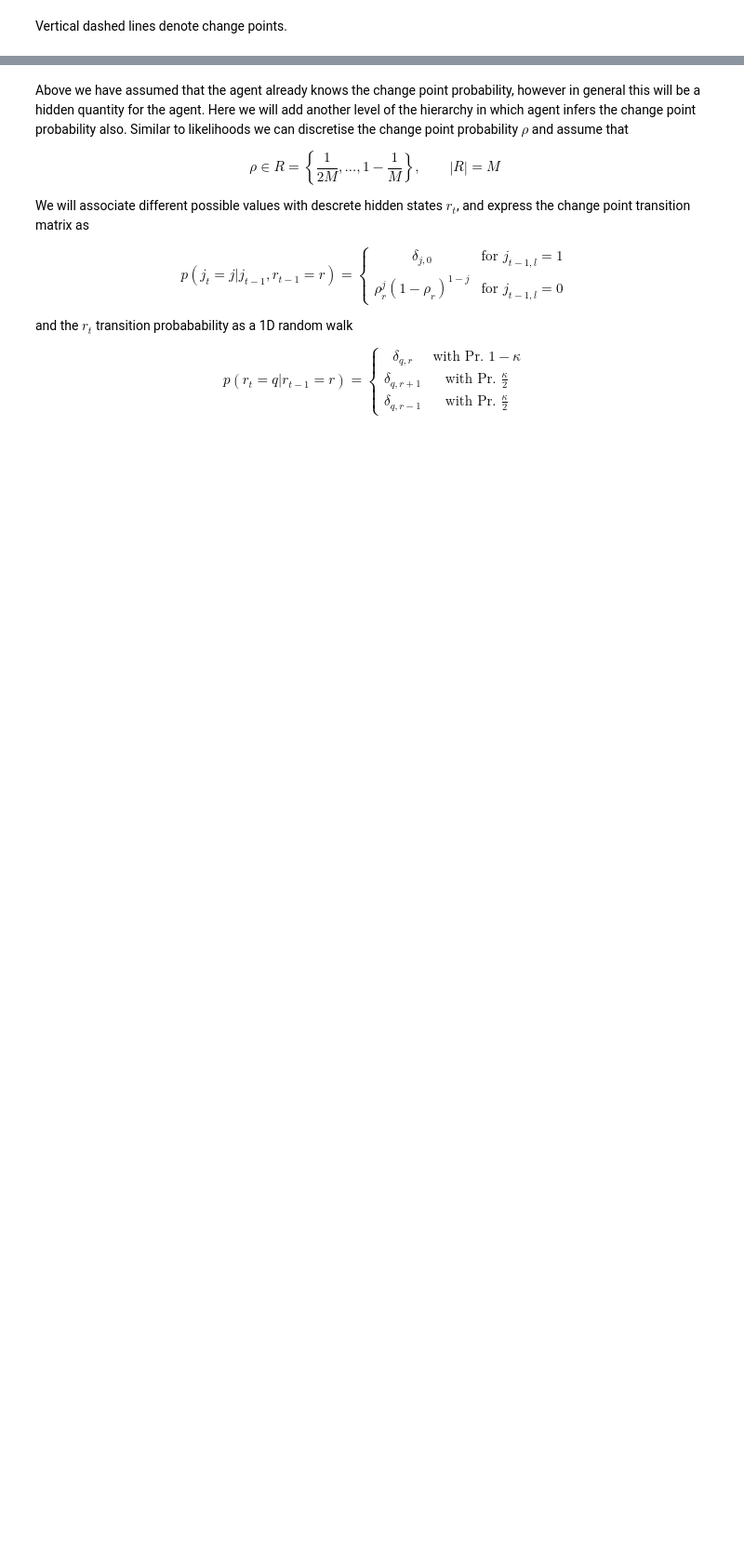
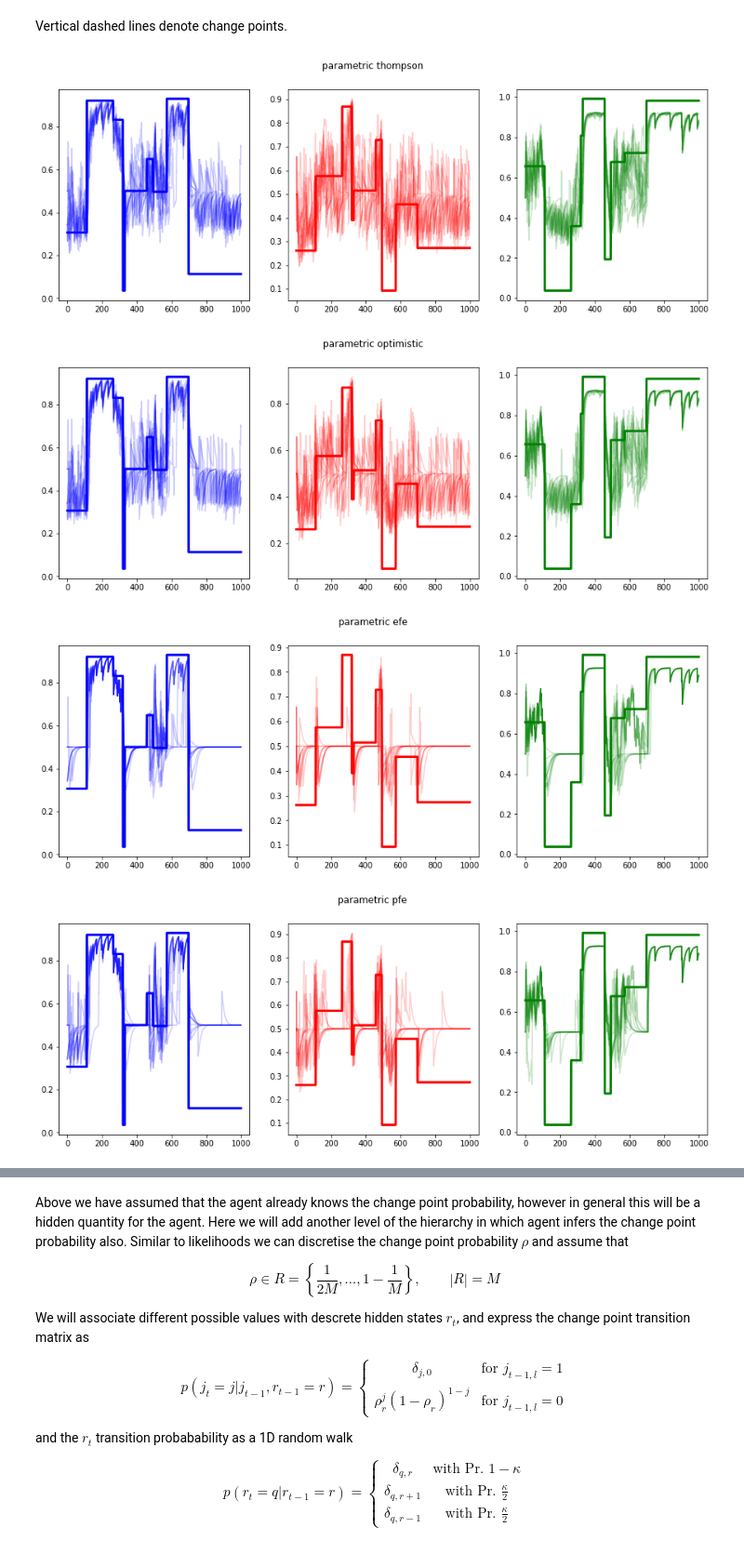
Before and after one commit to dimarkov/aibandits, a Jupyter notebook: piecewise_stationary_bandits_comparison.ipynb, the cells around one changed output, grey strips where cells are left out. Shown at 93% size. Cells and saved outputs as stored; diff of their text form; code cells hidden in the pictures; blank space fills up the shorter version.

```diff
--- a/piecewise_stationary_bandits_comparison.ipynb
+++ b/piecewise_stationary_bandits_comparison.ipynb
@@ -291,0 +434,37 @@ Vertical dashed lines denote change points.
+# %%
+N = 10
+T = 1000
+
+sequence_parametric = []
+labels_parametric = ['parametric thompson', 'parametric optimistic', 'parametric efe', 'parametric pfe', \
+                 'parametric argmax', 'parametric vfe']
+
+for selection in [parametric_thompson,
+                  parametric_optimistic,
+                  parametric_efe,
+                  parametric_pfe,
+                  parametric_argmax,
+                  parametric_vfe]:
+
+    sequence_parametric.append(simulator(process, learning, selection, N=N, T=T))
+    gc.collect();
+# %%
+# plot beliefs which were inferred using parametric learning
+for i,s in enumerate(sequence_parametric):
+    fig, axes = plt.subplots(1, 3, figsize=(15, 5))
+
+    post = s['beliefs']
+    post_probs = post[0]
+    true_probs = s['probs']
+
+    colours = ['b', 'r', 'g']
+    for k in range(K):
+        axes[k].plot(post_probs[..., 1, k], c=colours[k], alpha=.2)
+        axes[k].plot(true_probs[:, k], c=colours[k], lw=3)
+    fig.suptitle(labels_parametric[i])
+    plt.show()
+# %% [output]
+[figure, added]
+[figure, added]
+[figure, added]
+[figure, added]
```
Also changed, not shown: parts of 10 cells of this notebook, 1 other file.
